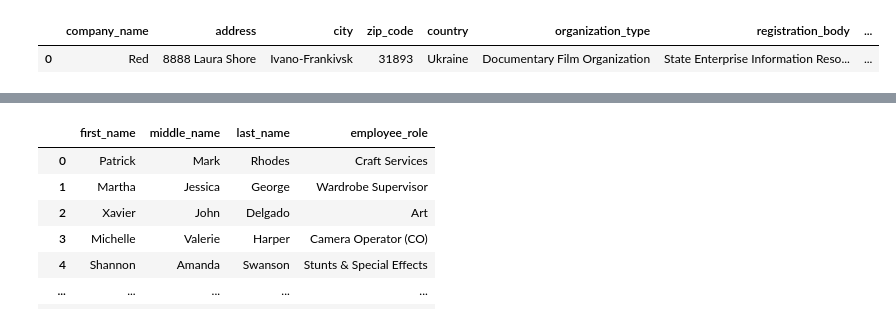
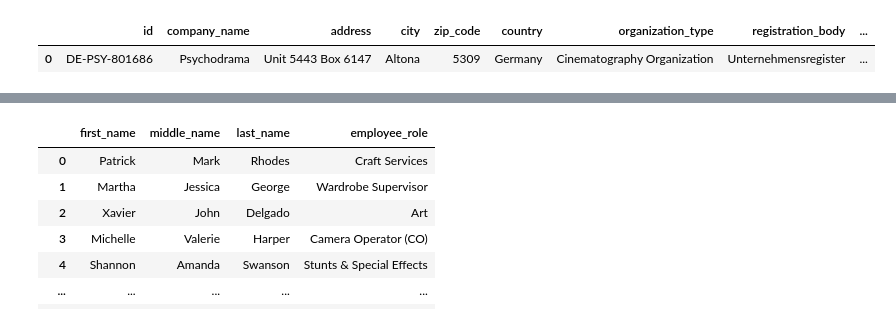
Before and after one commit to chik0di/eu-film-db, a Jupyter notebook: functional_requirements.ipynb, the cells around one changed output, grey strips where cells are left out. Drawn from its saved outputs; the diff is of its cells as text; code cells hidden in the pictures.

```diff
--- a/functional_requirements.ipynb
+++ b/functional_requirements.ipynb
@@ -48,9 +50,12 @@ run(cursor, query)
 # %%
-# Retrieve specific details for a given production company, including its name, address, ZIP code, city, nation, organization type, number of employees & net value
-# We query the SQL View holding full company info instead of just the company table
-query = "SELECT * FROM company_info_full WHERE company_name = 'Red'"
+''' Retrieve specific details for a given production company, including its name, address, ZIP code, city, nation, organization type,
+number of employees, net value & any other information you can dig about the company.
+
+We query the SQL View holding full company info instead of just the company table
+'''
+query = "SELECT * FROM company_info_full WHERE company_name = 'Psychodrama'"
 
 run(cursor, query)
 # %% [output]
-|  | company_name | address | city | zip_code | country | organization_type | registration_body | ... |
-| 0 | Red | 8888 Laura Shore | Ivano-Frankivsk | 31893 | Ukraine | Documentary Film Organization | State Enterprise Information Reso... | ... |
+|  | id | company_name | address | city | zip_code | country | organization_type | registration_body | ... |
+| 0 | DE-PSY-801686 | Psychodrama | Unit 5443 Box 6147 | Altona | 5309 | Germany | Cinematography Organization | Unternehmensregister | ... |
```
Also changed, not shown: parts of 12 cells of this notebook.
